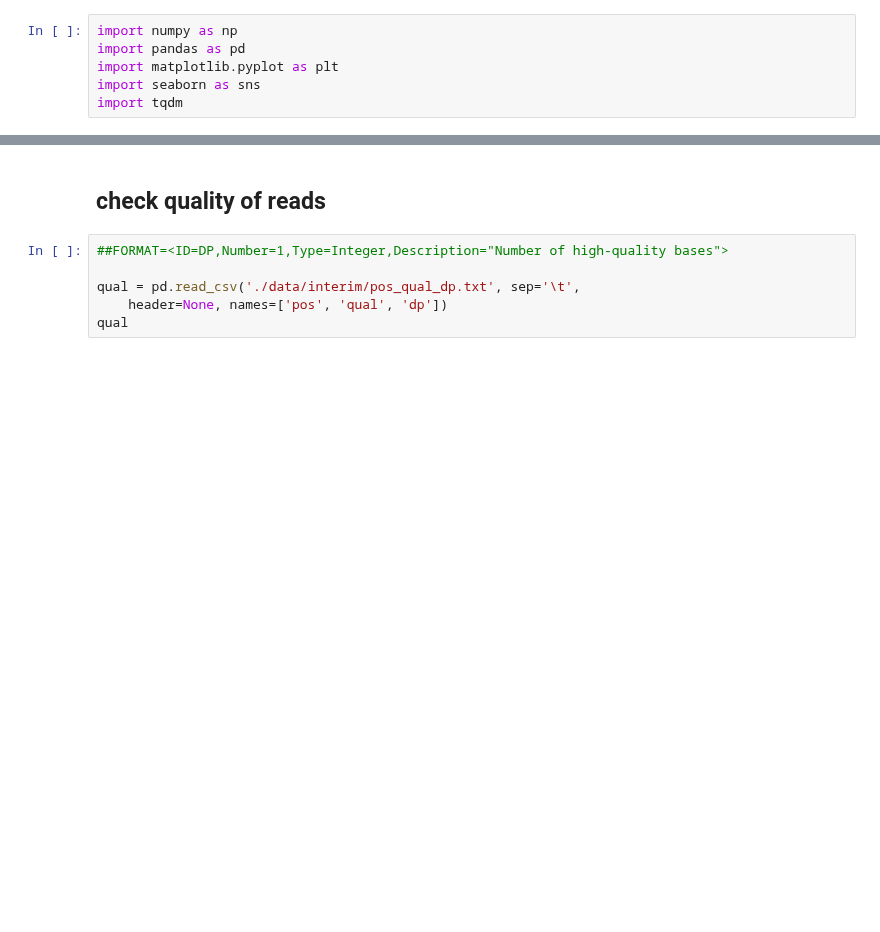
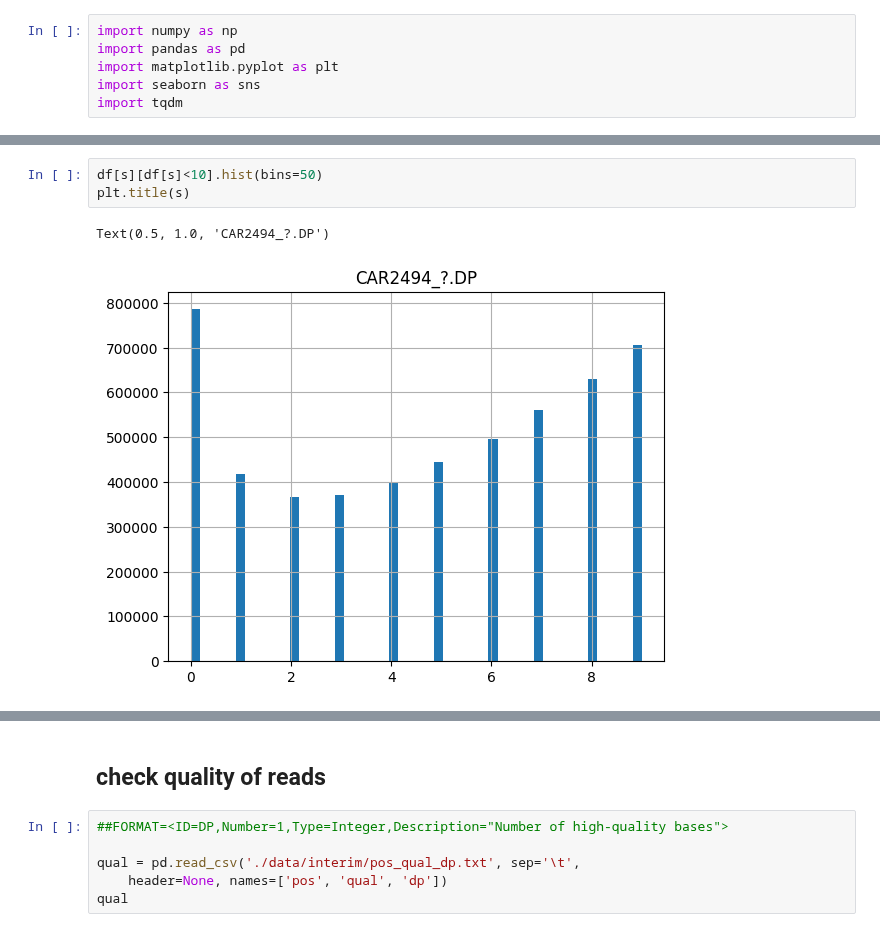
Before and after one commit to mitoclub/AquaSelection, a Jupyter notebook: intersect.ipynb, the cells around one changed output, grey strips where cells are left out. Drawn from its saved outputs; the diff is of its cells as text; blank space fills up the shorter version.

```diff
--- a/intersect.ipynb
+++ b/intersect.ipynb
@@ -6,0 +72,6 @@ import tqdm
+# %%
+df[s][df[s]<10].hist(bins=50)
+plt.title(s)
+# %% [output]
+Text(0.5, 1.0, 'CAR2494_?.DP')
+[figure, added]
```
Also changed, not shown: parts of 24 cells of this notebook, 12 other files.
